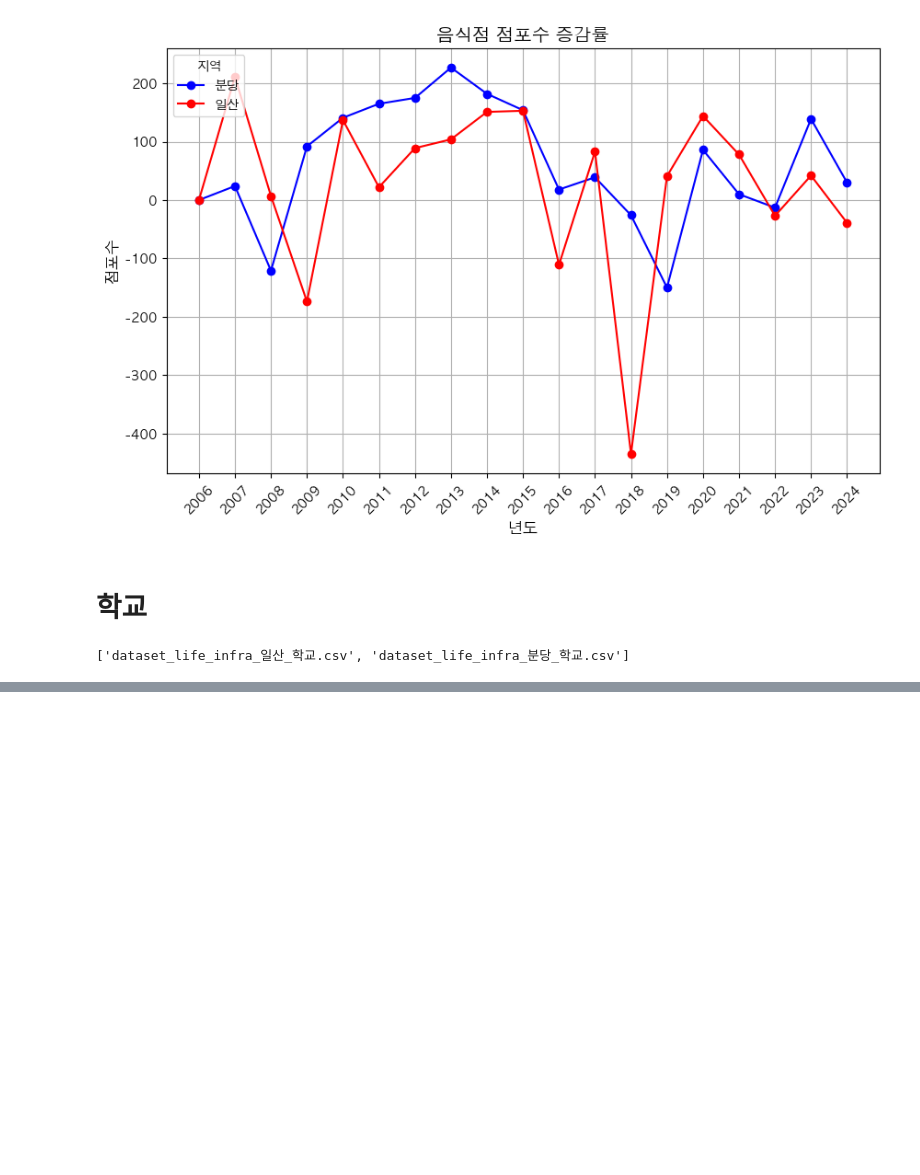
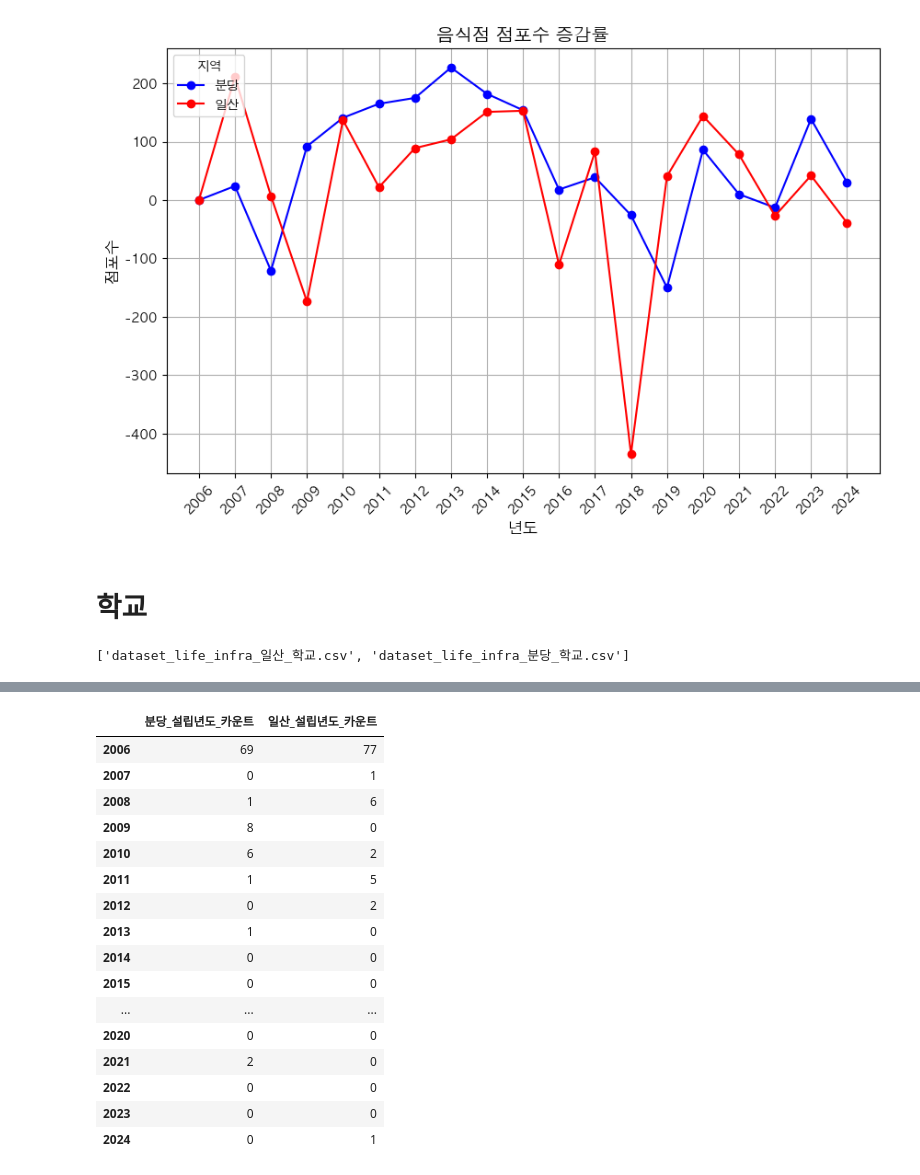
Before and after one commit to SnapishAgent/Ilsan-Investment-Insight, a Jupyter notebook: 생활 인프라/dataset_visualize_life_infra.ipynb, the cells around one changed output, grey strips where cells are left out. Saved outputs shown, nothing was run; the diff lists cells and outputs as text; code cells hidden in the pictures; blank space fills up the shorter version.

```diff
--- a/생활 인프라/dataset_visualize_life_infra.ipynb
+++ b/생활 인프라/dataset_visualize_life_infra.ipynb
@@ -236,0 +236,28 @@ data_bundang.head()
+# %%
+school_index = range(2006, 2025)
+
+count_df_school = pd.DataFrame(index=school_index)
+count_df_school['분당_설립년도_카운트'] = data_bundang_count
+count_df_school['일산_설립년도_카운트'] = data_ilsan_count
+
+# NaN 값을 0으로 채우기
+count_df_school = count_df_school.fillna(0).astype(int)
+display(count_df_school)
+# %% [output]
+|  | 분당_설립년도_카운트 | 일산_설립년도_카운트 |
+| 2006 | 69 | 77 |
+| 2007 | 0 | 1 |
+| 2008 | 1 | 6 |
+| 2009 | 8 | 0 |
+| 2010 | 6 | 2 |
+| 2011 | 1 | 5 |
+| 2012 | 0 | 2 |
+| 2013 | 1 | 0 |
+| 2014 | 0 | 0 |
+| 2015 | 0 | 0 |
+| ... | ... | ... |
+| 2020 | 0 | 0 |
+| 2021 | 2 | 0 |
+| 2022 | 0 | 0 |
+| 2023 | 0 | 0 |
+| 2024 | 0 | 1 |
```
Also changed, not shown: parts of 5 cells of this notebook.
